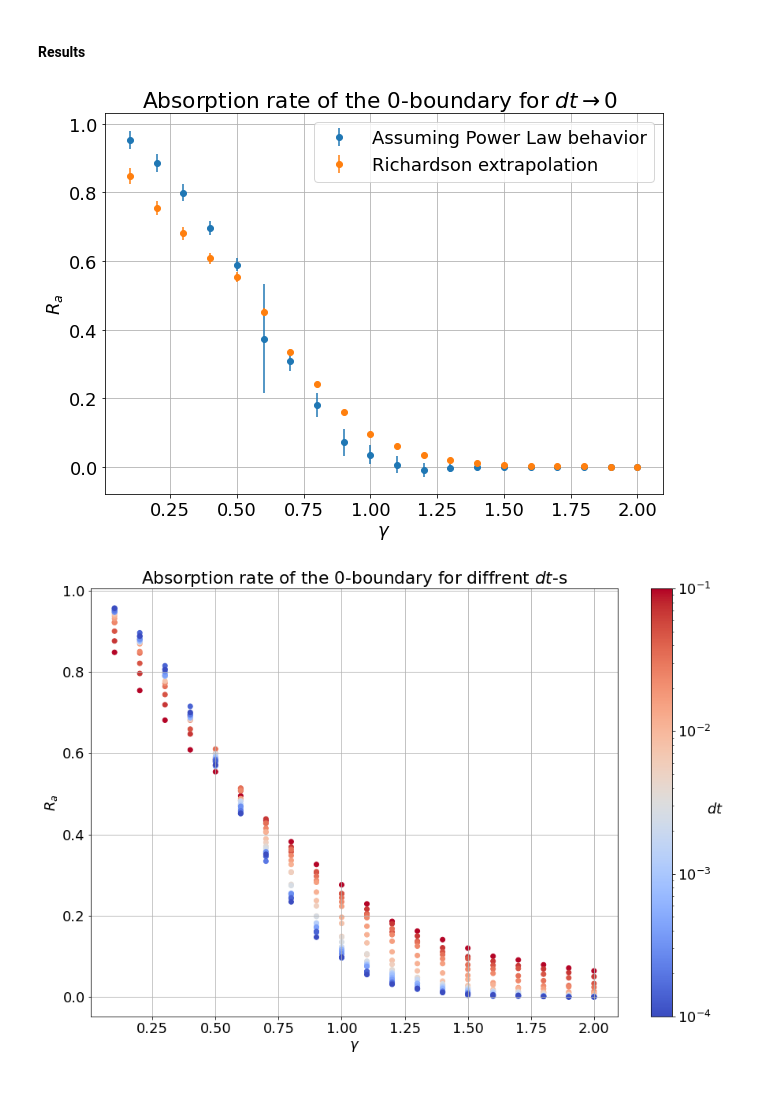
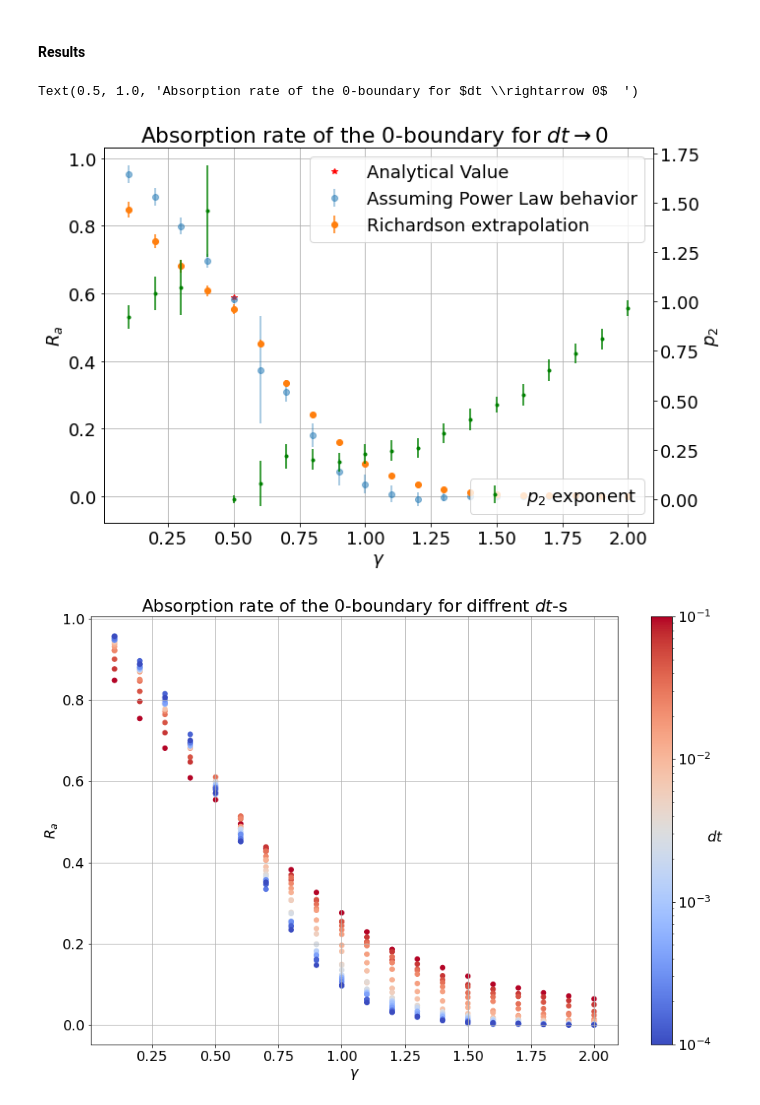
Before and after one commit to baskayj/Boundary-behavior-in-stochastic-differential-equations-used-in-Finance, a Jupyter notebook: CIR_Boundary_Project.ipynb, the cells around one changed output. Saved outputs shown, nothing was run; the diff lists cells and outputs as text; code cells hidden in the pictures.

```diff
--- a/CIR_Boundary_Project.ipynb
+++ b/CIR_Boundary_Project.ipynb
@@ -434,6 +434,12 @@ def G_sticky(x): #CDF of Sticky SOUP
 from scipy.special import erfinv
 def Ginv(x): #Inverse of CDF
   return (1.26424*(erfinv(0.410412 -2*x)-0.381437)**2)
+
+def lin_func(x,p1,p2):
+  return p2*x + p1
+
+def power_func(x,p0,p1,p2):
+  return p0 + p1*np.power(x,p2)
 # %% [markdown]
 ---
 ---
@@ -2688,20 +2686,28 @@ for i in range(len(var)):
 from scipy.optimize import curve_fit
 R_pow = []
 R_pow_err = []
+p2 = []
+p2_err = []
 for i in range(len(var)):
   if i > 4:
     popt_0,pcov_0 = curve_fit(lin_func,np.log10(var2),np.log10(R[i,:]-min(R[i,:])+1E-6),p0 = [np.log10(0.5),0.3])
     popt,pcov = curve_fit(power_func,var2,R[i,:],p0 = [min(R[i,:]),np.power(10,popt_0[0]),popt_0[1]])
     R_pow.append(popt[0])
     R_pow_err.append(np.sqrt(pcov)[0,0]+abs(0.02716970167856843*popt[0]))
+    p2.append(popt[2])
+    p2_err.append(np.sqrt(pcov[2,2]))
   elif i < 4:
     popt_0,pcov_0 = curve_fit(lin_func,np.log10(var2),np.log10(max(R[i,:])-R[i,:]+1E-6),p0 = [np.log10(0.5),0.3])
     popt,pcov = curve_fit(power_func,var2,R[i,:],p0 = [max(R[i,:]),np.power(10,popt_0[0]),popt_0[1]])
     R_pow.append(popt[0])
     R_pow_err.append(np.sqrt(pcov)[0,0]+abs(0.02716970167856843*popt[0]))
+    p2.append(popt[2])
+    p2_err.append(np.sqrt(pcov[2,2]))
   else:
-    R_pow.append(0.589588)
-    R_pow_err.append(abs(0.02716970167856843*popt[0]))
+    R_pow.append(np.mean(R[i,:]))
+    R_pow_err.append(np.std(R[i,:]))
+    p2.append(0)
+    p2_err.append(np.std(R[i,:])/np.mean(R[i,:]))
 # %% [markdown]
 ---
 # %%
@@ -2906,18 +2912,26 @@ plt.grid()
 # %% [markdown]
 #### Results
 # %%
-plt.figure(figsize=(10,7))
-plt.errorbar(var,R_pow,yerr = R_pow_err,fmt="o",label = "Assuming Power Law behavior")
-plt.errorbar(var,R_lim,yerr = 0.02716970167856843*np.array(R_lim),fmt="o",label = "Richardson extrapolation")
+#plt.figure(figsize=(10,7))
+fig,ax1 = plt.subplots(figsize=(10,7))
+
+ax1.errorbar(var,R_pow,yerr = R_pow_err,fmt="o",label = "Assuming Power Law behavior", alpha = 0.5)
+ax1.errorbar(var,R_lim,yerr = 0.02716970167856843*np.array(R_lim),fmt="o",label = "Richardson extrapolation")
+ax1.plot(0.5,0.589588,"*",label = "Analytical Value",color = "Red")
+ax1.set_xlabel("$\gamma$")
+ax1.set_ylabel("$R_a$")
+ax1.legend()
+ax1.grid()
+
+ax2 = ax1.twinx()
+ax2.errorbar(var,p2,yerr=p2_err,fmt = ".",color = "Green",label = "$p_2$ exponent")
+ax2.set_ylabel("$p_2$")
+ax2.legend(loc = "lower right")
 
 plt.title("Absorption rate of the 0-boundary for $dt \\rightarrow 0$  ")
-
-plt.xlabel("$\gamma$")
-plt.ylabel("$R_a$")
-plt.legend()
-plt.grid()
 # %% [output]
+Text(0.5, 1.0, 'Absorption rate of the 0-boundary for $dt \\rightarrow 0$  ')
-[figure, old version]
+[figure, new version]
 # %%
 dt = np.zeros((20,20))
 for i in range(0,20):
```
Also changed, not shown: parts of 3 cells of this notebook.
